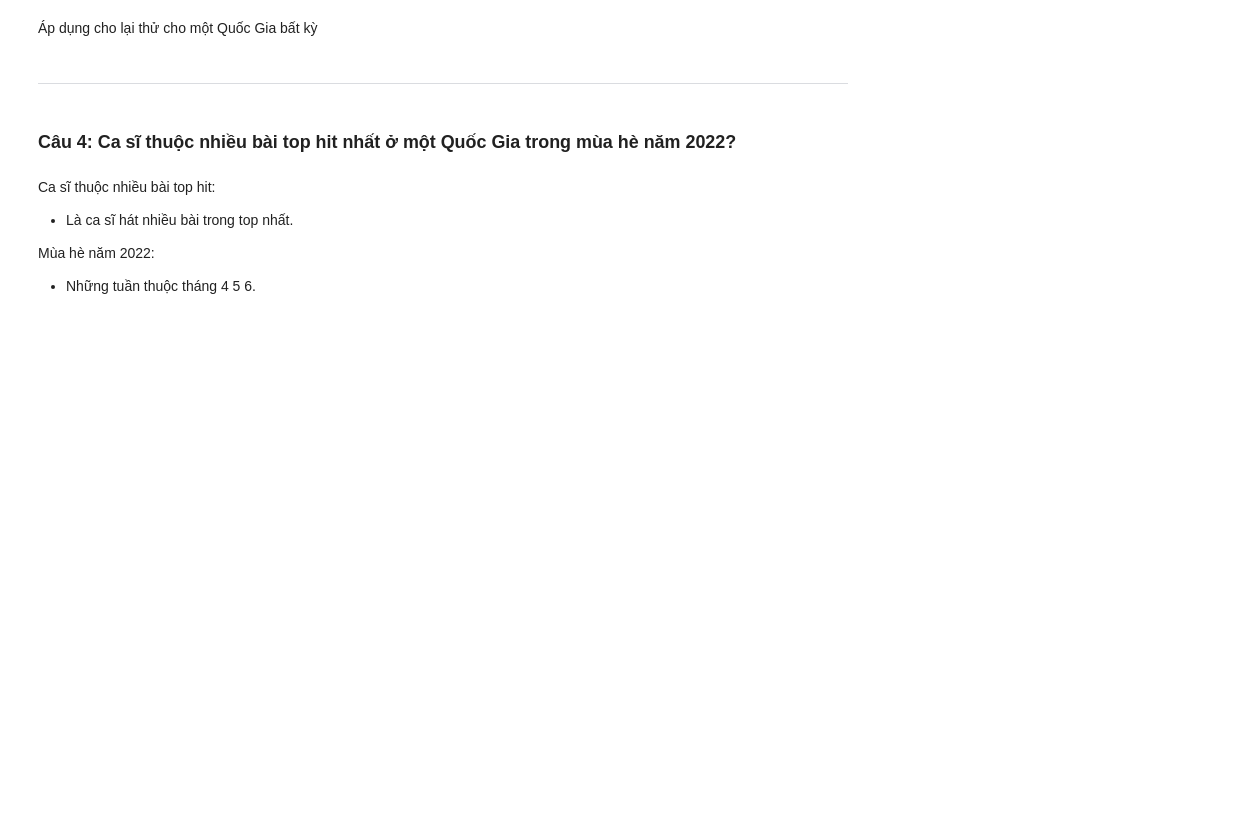
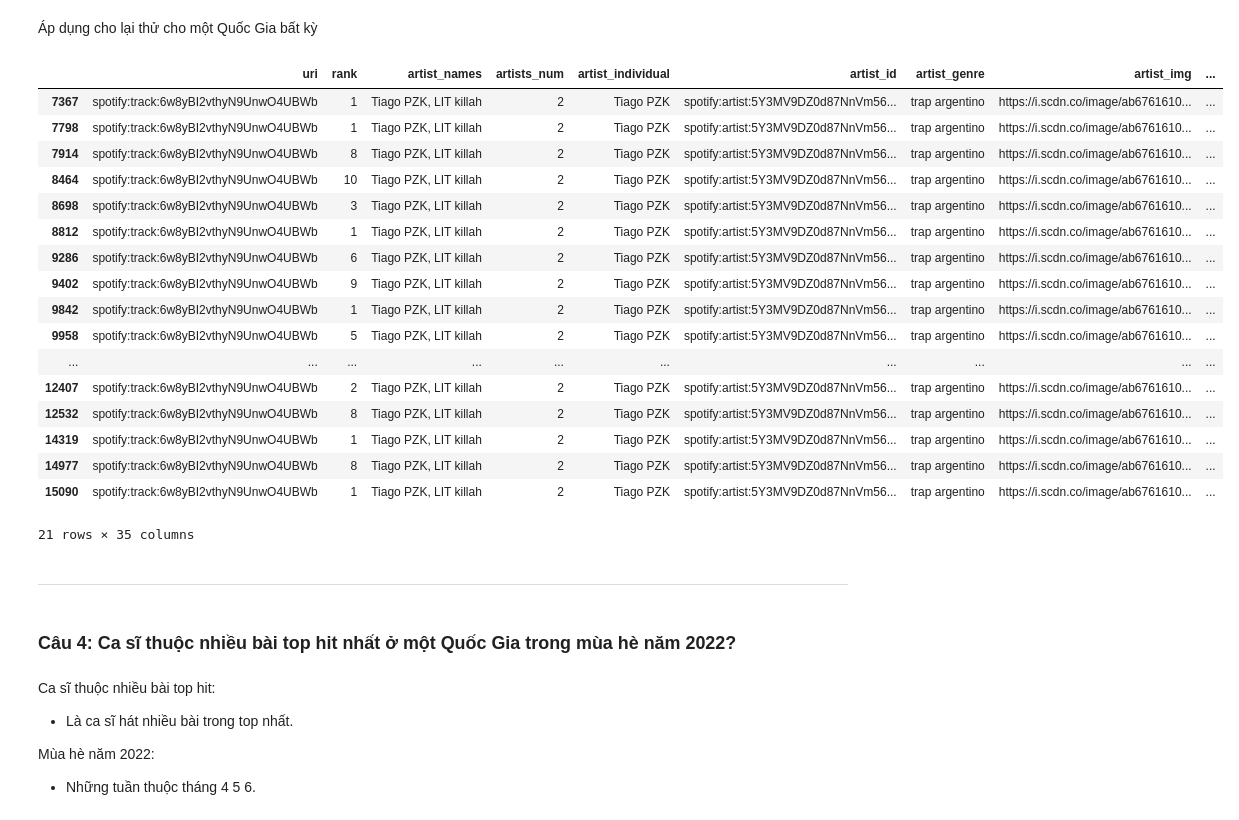
Before and after one commit to Miruku2201/LTKHDL_FinalProject, a Jupyter notebook: question.ipynb, the cells around one changed output. Saved outputs shown, nothing was run; the diff lists cells and outputs as text; code cells hidden in the pictures; blank space fills up the shorter version.

```diff
--- a/question.ipynb
+++ b/question.ipynb
@@ -621,3 +712,24 @@ def favorite_song_in_country(country):
+# %%
+favorite_song_in_country("Argentina")
+# %% [output]
+|  | uri | rank | artist_names | artists_num | artist_individual | artist_id | artist_genre | artist_img | ... |
+| 7367 | spotify:track:6w8yBI2vthyN9UnwO4UBWb | 1 | Tiago PZK, LIT killah | 2 | Tiago PZK | spotify:artist:5Y3MV9DZ0d87NnVm56... | trap argentino | https://i.scdn.co/image/ab6761610... | ... |
+| 7798 | spotify:track:6w8yBI2vthyN9UnwO4UBWb | 1 | Tiago PZK, LIT killah | 2 | Tiago PZK | spotify:artist:5Y3MV9DZ0d87NnVm56... | trap argentino | https://i.scdn.co/image/ab6761610... | ... |
+| 7914 | spotify:track:6w8yBI2vthyN9UnwO4UBWb | 8 | Tiago PZK, LIT killah | 2 | Tiago PZK | spotify:artist:5Y3MV9DZ0d87NnVm56... | trap argentino | https://i.scdn.co/image/ab6761610... | ... |
+| 8464 | spotify:track:6w8yBI2vthyN9UnwO4UBWb | 10 | Tiago PZK, LIT killah | 2 | Tiago PZK | spotify:artist:5Y3MV9DZ0d87NnVm56... | trap argentino | https://i.scdn.co/image/ab6761610... | ... |
+| 8698 | spotify:track:6w8yBI2vthyN9UnwO4UBWb | 3 | Tiago PZK, LIT killah | 2 | Tiago PZK | spotify:artist:5Y3MV9DZ0d87NnVm56... | trap argentino | https://i.scdn.co/image/ab6761610... | ... |
+| 8812 | spotify:track:6w8yBI2vthyN9UnwO4UBWb | 1 | Tiago PZK, LIT killah | 2 | Tiago PZK | spotify:artist:5Y3MV9DZ0d87NnVm56... | trap argentino | https://i.scdn.co/image/ab6761610... | ... |
+| 9286 | spotify:track:6w8yBI2vthyN9UnwO4UBWb | 6 | Tiago PZK, LIT killah | 2 | Tiago PZK | spotify:artist:5Y3MV9DZ0d87NnVm56... | trap argentino | https://i.scdn.co/image/ab6761610... | ... |
+| 9402 | spotify:track:6w8yBI2vthyN9UnwO4UBWb | 9 | Tiago PZK, LIT killah | 2 | Tiago PZK | spotify:artist:5Y3MV9DZ0d87NnVm56... | trap argentino | https://i.scdn.co/image/ab6761610... | ... |
+| 9842 | spotify:track:6w8yBI2vthyN9UnwO4UBWb | 1 | Tiago PZK, LIT killah | 2 | Tiago PZK | spotify:artist:5Y3MV9DZ0d87NnVm56... | trap argentino | https://i.scdn.co/image/ab6761610... | ... |
+| 9958 | spotify:track:6w8yBI2vthyN9UnwO4UBWb | 5 | Tiago PZK, LIT killah | 2 | Tiago PZK | spotify:artist:5Y3MV9DZ0d87NnVm56... | trap argentino | https://i.scdn.co/image/ab6761610... | ... |
+| ... | ... | ... | ... | ... | ... | ... | ... | ... | ... |
+| 12407 | spotify:track:6w8yBI2vthyN9UnwO4UBWb | 2 | Tiago PZK, LIT killah | 2 | Tiago PZK | spotify:artist:5Y3MV9DZ0d87NnVm56... | trap argentino | https://i.scdn.co/image/ab6761610... | ... |
+| 12532 | spotify:track:6w8yBI2vthyN9UnwO4UBWb | 8 | Tiago PZK, LIT killah | 2 | Tiago PZK | spotify:artist:5Y3MV9DZ0d87NnVm56... | trap argentino | https://i.scdn.co/image/ab6761610... | ... |
+| 14319 | spotify:track:6w8yBI2vthyN9UnwO4UBWb | 1 | Tiago PZK, LIT killah | 2 | Tiago PZK | spotify:artist:5Y3MV9DZ0d87NnVm56... | trap argentino | https://i.scdn.co/image/ab6761610... | ... |
+| 14977 | spotify:track:6w8yBI2vthyN9UnwO4UBWb | 8 | Tiago PZK, LIT killah | 2 | Tiago PZK | spotify:artist:5Y3MV9DZ0d87NnVm56... | trap argentino | https://i.scdn.co/image/ab6761610... | ... |
+| 15090 | spotify:track:6w8yBI2vthyN9UnwO4UBWb | 1 | Tiago PZK, LIT killah | 2 | Tiago PZK | spotify:artist:5Y3MV9DZ0d87NnVm56... | trap argentino | https://i.scdn.co/image/ab6761610... | ... |
+21 rows × 35 columns
 # %% [markdown]
 ---
 # %% [markdown]
```
Also changed, not shown: parts of 14 cells of this notebook.
